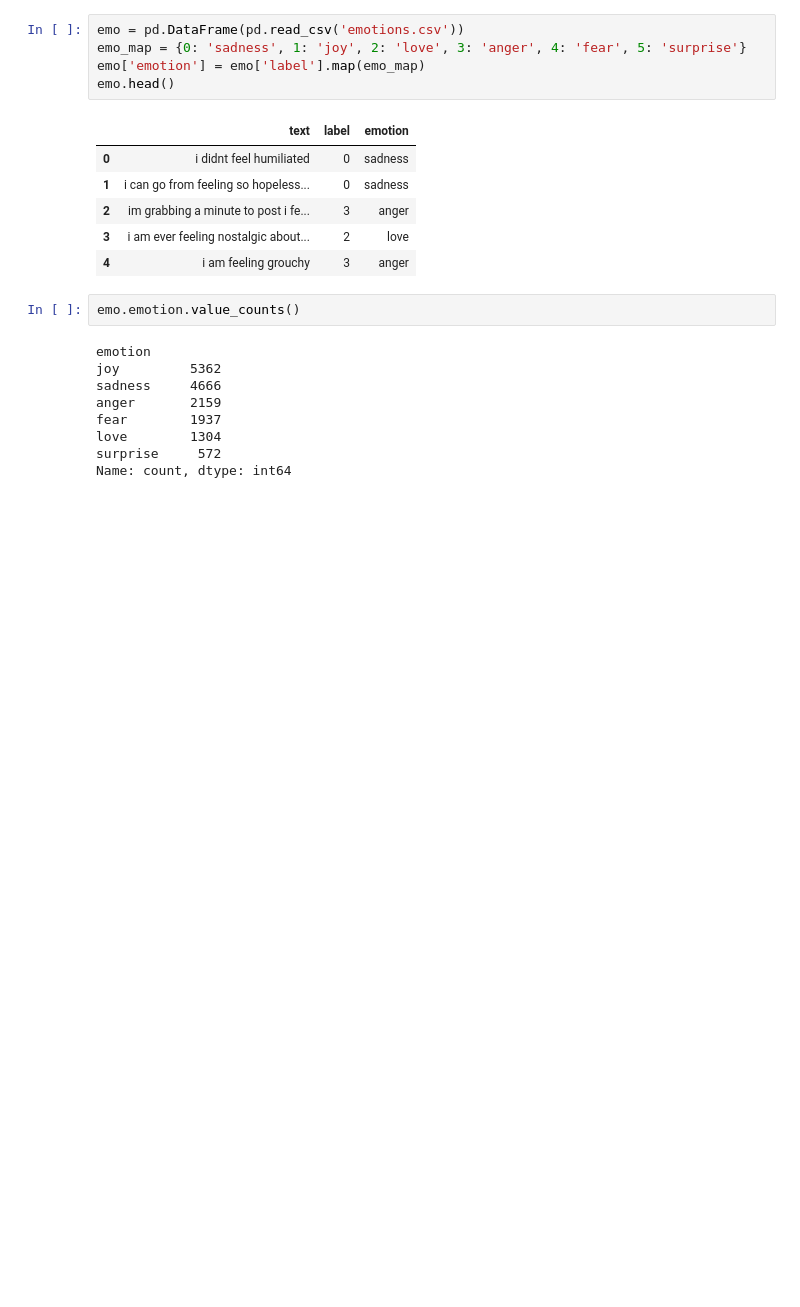
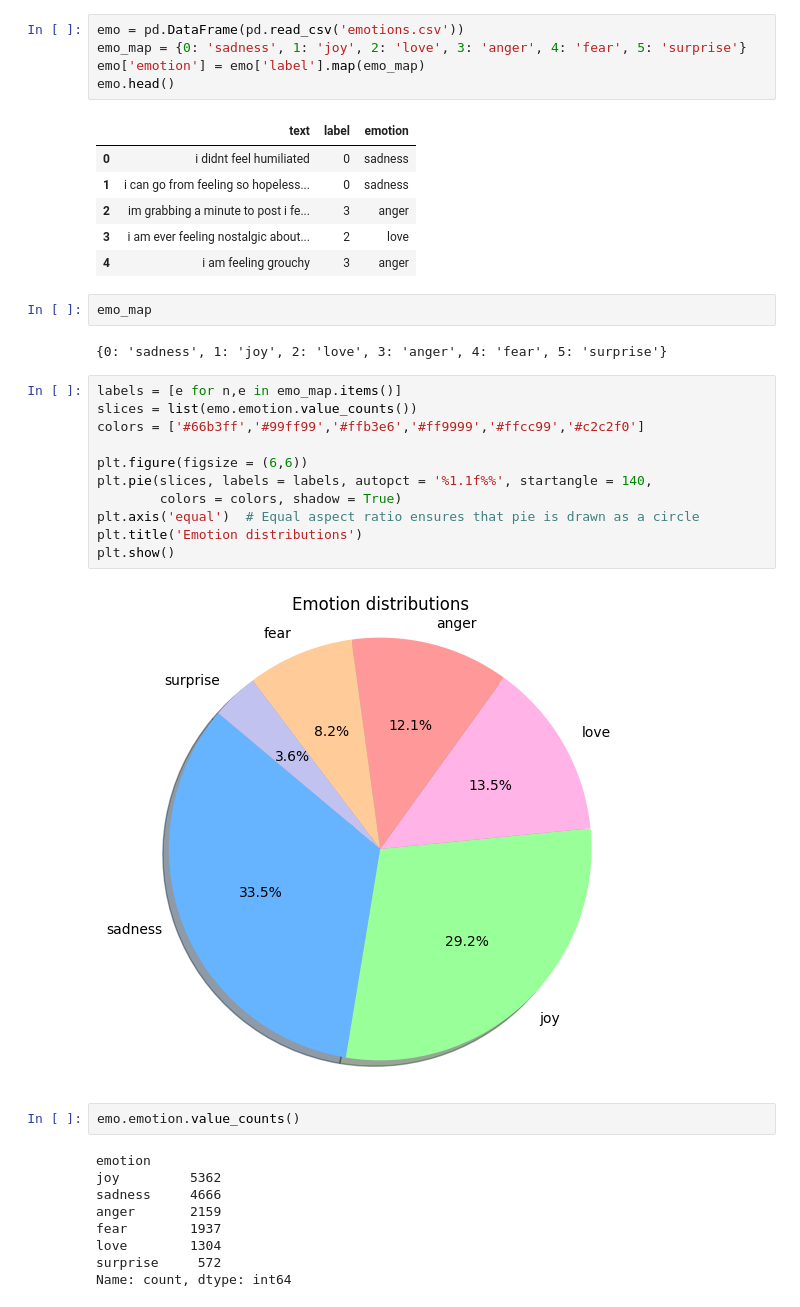
Before and after one commit to aliy1912/dsc_23, a Jupyter notebook: CAP3/cap3_emotions_analysis.ipynb, the cells around one changed output. Cells and saved outputs as stored; diff of their text form; blank space fills up the shorter version.

```diff
--- a/CAP3/cap3_emotions_analysis.ipynb
+++ b/CAP3/cap3_emotions_analysis.ipynb
@@ -100,6 +100,23 @@ emo.head()
 | 2 | im grabbing a minute to post i fe... | 3 | anger |
 | 3 | i am ever feeling nostalgic about... | 2 | love |
 | 4 | i am feeling grouchy | 3 | anger |
+# %%
+emo_map
+# %% [output]
+{0: 'sadness', 1: 'joy', 2: 'love', 3: 'anger', 4: 'fear', 5: 'surprise'}
+# %%
+labels = [e for n,e in emo_map.items()]
+slices = list(emo.emotion.value_counts())
+colors = ['#66b3ff','#99ff99','#ffb3e6','#ff9999','#ffcc99','#c2c2f0']
+
+plt.figure(figsize = (6,6))
+plt.pie(slices, labels = labels, autopct = '%1.1f%%', startangle = 140,
+        colors = colors, shadow = True)
+plt.axis('equal')  # Equal aspect ratio ensures that pie is drawn as a circle
+plt.title('Emotion distributions')
+plt.show()
+# %% [output]
+[figure, added]
 # %%
 emo.emotion.value_counts()
 # %% [output]
```
Also changed, not shown: parts of 45 cells of this notebook, 2 other files.
